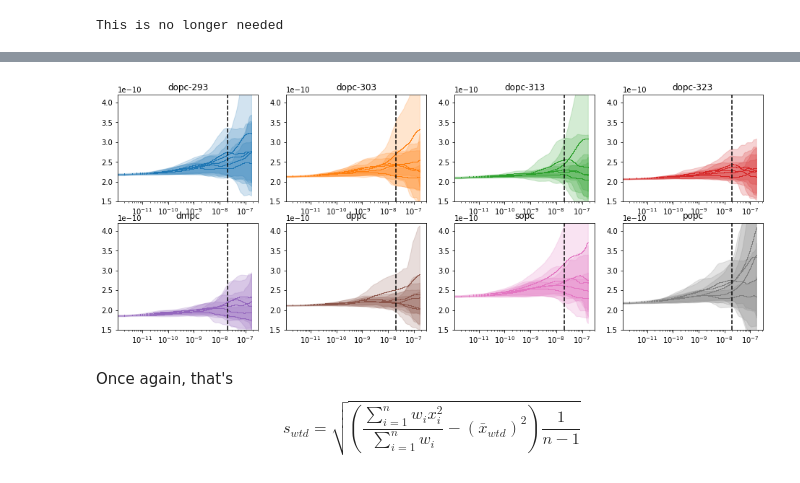
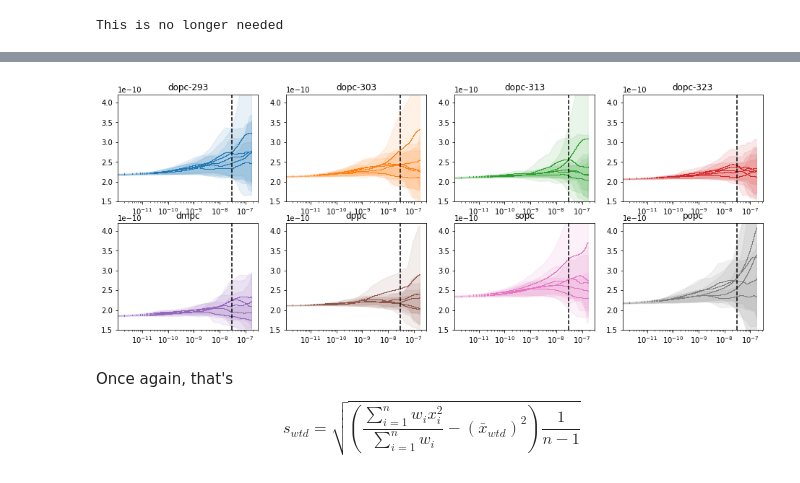
Before and after one commit to sheamusfitz/g-k-viscosity, a Jupyter notebook: final_analysis.ipynb, the cells around one changed output, grey strips where cells are left out. Cells and saved outputs as stored; diff of their text form; code cells hidden in the pictures.

```diff
--- a/final_analysis.ipynb
+++ b/final_analysis.ipynb
@@ -107,15 +136,18 @@ for lipid in lipids:
         data[lipid+'-r'+str(r+1)+'-roll-unc'][0:2] = data[lipid+'-r'+str(r+1)+'-roll-unc'][2]
 # %%
 plt.figure(figsize = (16,6))
+y1 = data[lipid+'-r'+str(r+1)+'-roll-unc']
+y2 = sp.arange(1,len(y1)+1)
 for l, lipid in enumerate(lipids):
     scolor = 'C'+str(l)
-#     plt.subplot(2,4,l+1)
+    plt.subplot(2,4,l+1)
     for r in range(5):
-        plt.plot(x, data[lipid+'-r'+str(r+1)+'-roll-unc'], c=scolor)
-    plt.title(lipid)
+        y1 = data[lipid+'-r'+str(r+1)+'-roll-unc']
+        plt.plot(x, y1/y2**(1/2), c=scolor)
+    plt.title('Rolling-uncertainty')
 #     plt.ylim(5e-14, 2.1e-11)
-    plt.xscale('log')
-    plt.yscale('log')
-plt.axvline(2e-8, ls='--', c='black')
+#     plt.xscale('log')
+#     plt.yscale('log')
+    plt.axvline(minerr, ls='--', c='black')
 plt.show()
 # %% [output]
@@ -122,0 +155,26 @@ plt.show()
+# %%
+y1 = data[lipid+'-r1-roll-unc']
+y2 = sp.arange(1,len(y1)+1)
+
+
+
+adding = sp.zeros_like(y1)
+
+
+for l, lipid in enumerate(lipids):
+    scolor = 'C'+str(l)
+    for r in range(5):
+        adding += data[lipid+'-r'+str(r+1)+'-roll-unc']**2
+
+plt.figure(figsize = (6,5))
+
+plt.title('Combined $\sigma_{\mu}/\sqrt{n}$')
+plt.plot(x, (adding/y2)**(0.5))
+#     plt.ylim(5e-14, 2.1e-11)
+plt.ylabel('Visocity Uncertainty $(10^{-12}$ Pa m s)')
+plt.xlabel('Integration Limit (s)')
+plt.xscale('log')
+plt.axvline(minerr, ls='--', c='black')
+plt.ticklabel_format(axis="y", style="sci", scilimits=(0,0))
+plt.show()
+print('minimum is at $\\tau=$', x[((adding/y2)**(0.5)).idxmin()])
@@ -123,20 +184,20 @@ plt.show()
 # %%
 plt.figure(figsize = (16,6))
 for l, lipid in enumerate(lipids):
     scolor = 'C'+str(l)
     plt.subplot(2,4,l+1)
     for r in range(5):
         vals = data[lipid+'-r'+str(r+1)+'-roll']
         errs = data[lipid+'-r'+str(r+1)+'-roll-unc']
         plt.plot(x,vals, ',', c=scolor)
-        plt.fill_between(x, vals+errs, vals-errs, color=scolor, alpha=0.2)
+        plt.fill_between(x, vals+errs, vals-errs, color=scolor, alpha=0.1)
     plt.title(lipid)
-    plt.axvline(2e-8, ls='--', c='black')
+    plt.axvline(minerr, ls='--', c='black')
     plt.ylim(1.5e-10,4.2e-10)
     plt.xscale('log')
 plt.show()
 # %% [output]
-[figure, old version]
+[figure, new version]
 # %% [markdown]
 Once again, that's
 $$s_{wtd} = \sqrt{\left(    \frac{\sum_{i=1}^n w_ix_i^2}{\sum_{i=1}^n w_i} - \left(    \bar x_{wtd}    \right)^2   \right)\frac{1}{n-1}}$$
```
Also changed, not shown: parts of 15 cells of this notebook.
